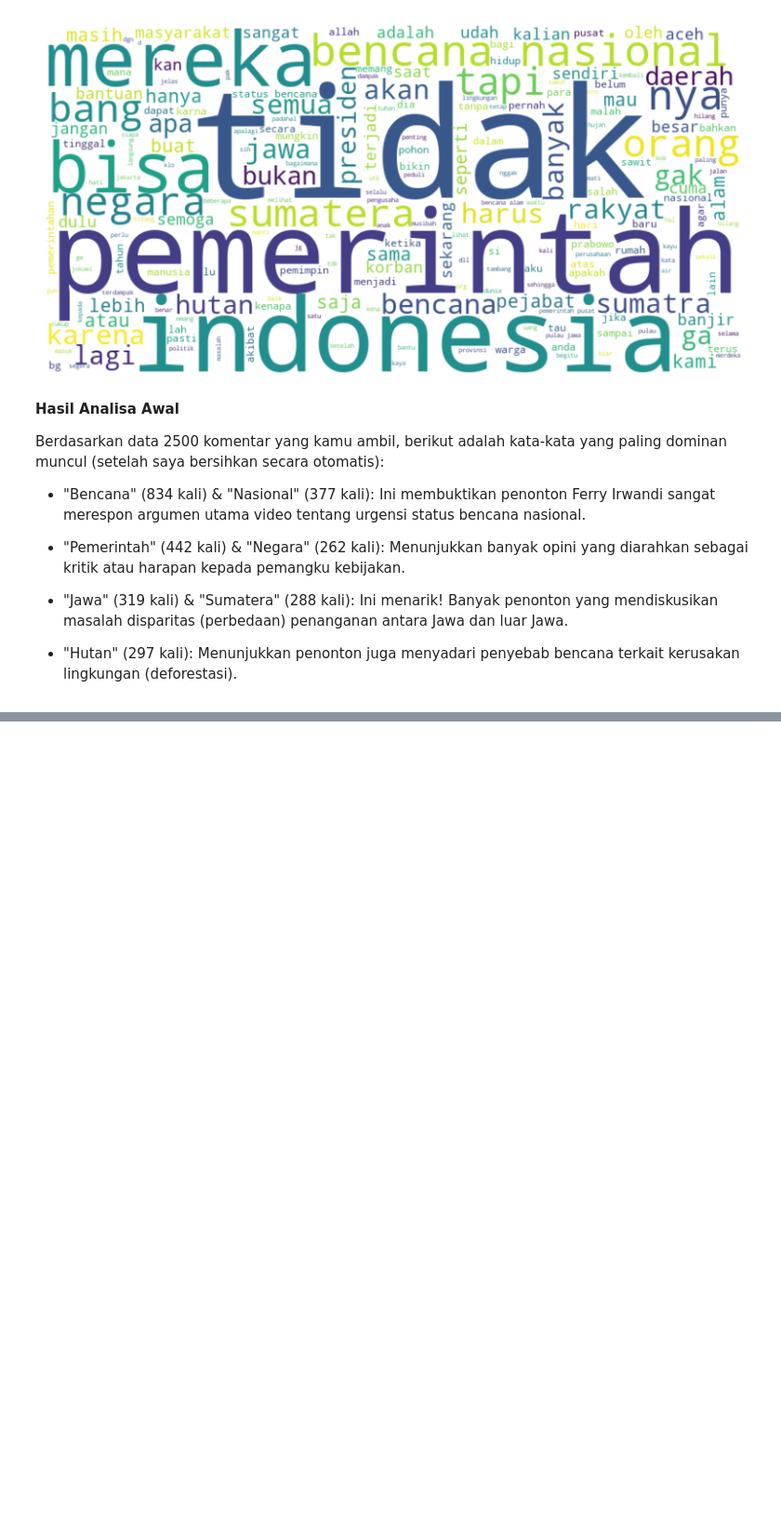
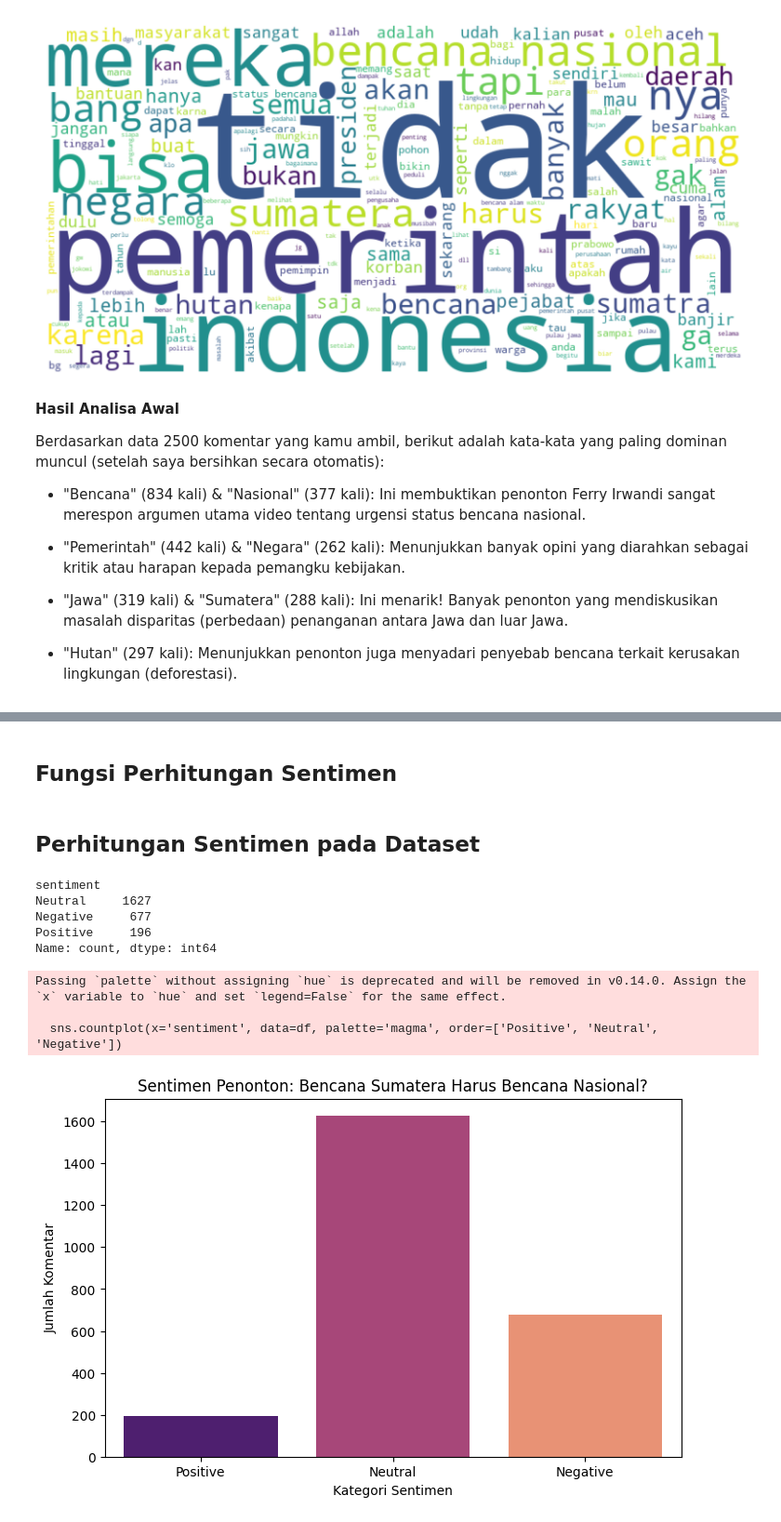
Before and after one commit to FailFudhayl/Analisis_Sentimen_BencanaSumatera_Youtube-Verry-Irwandi, a Jupyter notebook: AnalisisSentimen_BencanaSumatera_YTFerryIrwandi.ipynb, the cells around one changed output, grey strips where cells are left out. Shown: that part at 93% size. Cells and saved outputs as stored; diff of their text form; code cells hidden in the pictures; blank space fills up the shorter version.

```diff
--- a/AnalisisSentimen_BencanaSumatera_YTFerryIrwandi.ipynb
+++ b/AnalisisSentimen_BencanaSumatera_YTFerryIrwandi.ipynb
@@ -104,0 +109,59 @@ Berdasarkan data 2500 komentar yang kamu ambil, berikut adalah kata-kata yang pa
+# %%
+# 1. Definisikan kamus kata sederhana (Lexicon)
+positif_words = ['setuju', 'bantu', 'semangat', 'pulih', 'doa', 'bagus', 'tepat', 'kompeten', 'bantuan'
+                'peduli', 'benar', 'pintar', 'dukung', 'terima', 'kasih', 'mantap', 'hebat', 'solusi']
+
+negatif_words = ['kecewa', 'lambat', 'marah', 'hancur', 'buruk', 'kejam', 'tidak', 'bukan', 'banjir',
+                'sedih', 'mati', 'korban', 'duka', 'rugi', 'sial', 'gila', 'salah', 'gagal', 'parah', 'becus']
+# %% [markdown]
+## Fungsi Perhitungan Sentimen
+# %%
+# 2. Fungsi untuk menghitung sentimen
+def hitung_sentimen(text):
+    score = 0
+    words = str(text).split()
+    for word in words:
+        if word in positif_words:
+            score += 1
+        elif word in negatif_words:
+            score -= 1
+
+    if score > 0:
+        return 'Positive'
+    elif score < 0:
+        return 'Negative'
+    else:
+        return 'Neutral'
+# %% [markdown]
+## Perhitungan Sentimen pada Dataset
+# %%
+# 3. Terapkan pada kolom yang sudah bersih
+df['sentiment'] = df['text_clean'].apply(hitung_sentimen)
+
+# 4. Lihat distribusi hasilnya
+print(df['sentiment'].value_counts())
+
+# 5. Simpan hasil labeling untuk tahap Machine Learning nanti
+df.to_csv('komentar_labeled.csv', index=False)
+# %% [output]
+sentiment
+Neutral     1627
+Negative     677
+Positive     196
+Name: count, dtype: int64
+# %%
+import seaborn as sns
+import matplotlib.pyplot as plt
+
+# Visualisasi Distribusi Sentimen
+plt.figure(figsize=(8, 5))
+sns.countplot(x='sentiment', data=df, palette='magma', order=['Positive', 'Neutral', 'Negative'])
+plt.title('Sentimen Penonton: Bencana Sumatera Harus Bencana Nasional?')
+plt.xlabel('Kategori Sentimen')
+plt.ylabel('Jumlah Komentar')
+plt.show()
+# %% [output]
+Passing `palette` without assigning `hue` is deprecated and will be removed in v0.14.0. Assign the `x` variable to `hue` and set `legend=False` for the same effect.
+
+  sns.countplot(x='sentiment', data=df, palette='magma', order=['Positive', 'Neutral', 'Negative'])
+[figure, added]
```
Also changed, not shown: parts of 17 cells of this notebook, 1 other file.
